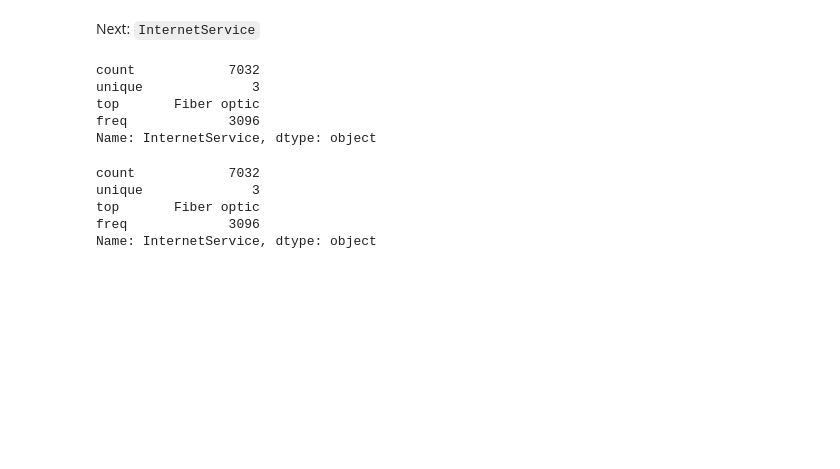
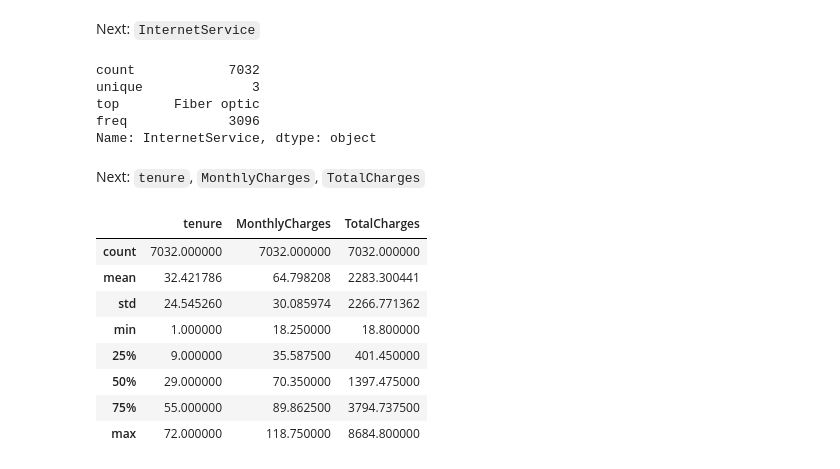
Before and after one commit to muhakazm/dev-ds, a Jupyter notebook: prj-data-churn-prediction/telecom-customer.ipynb, the cells around one changed output. Cells and saved outputs as stored; diff of their text form; code cells hidden in the pictures; blank space fills up the shorter version.

```diff
--- a/prj-data-churn-prediction/telecom-customer.ipynb
+++ b/prj-data-churn-prediction/telecom-customer.ipynb
@@ -304,14 +304,6 @@ df.head()
 | 4 | Female | No | No | No | 2 | Yes | No | Fiber optic | ... |
 # %% [markdown]
 Next: `InternetService`
-# %%
-df["InternetService"].describe(include=['object', 'bool'])
-# %% [output]
-count            7032
-unique              3
-top       Fiber optic
-freq             3096
-Name: InternetService, dtype: object
 # %%
 df["InternetService"].describe()
 # %% [output]
@@ -320,3 +312,18 @@ unique              3
 top       Fiber optic
 freq             3096
 Name: InternetService, dtype: object
+# %% [markdown]
+Next: `tenure`, `MonthlyCharges`, `TotalCharges`
+# %%
+numerical_cols = ['tenure', 'MonthlyCharges', 'TotalCharges']
+df[numerical_cols].describe()
+# %% [output]
+|  | tenure | MonthlyCharges | TotalCharges |
+| count | 7032.000000 | 7032.000000 | 7032.000000 |
+| mean | 32.421786 | 64.798208 | 2283.300441 |
+| std | 24.545260 | 30.085974 | 2266.771362 |
+| min | 1.000000 | 18.250000 | 18.800000 |
+| 25% | 9.000000 | 35.587500 | 401.450000 |
+| 50% | 29.000000 | 70.350000 | 1397.475000 |
+| 75% | 55.000000 | 89.862500 | 3794.737500 |
+| max | 72.000000 | 118.750000 | 8684.800000 |
```
Also changed, not shown: parts of 8 cells of this notebook, 1 other file.
